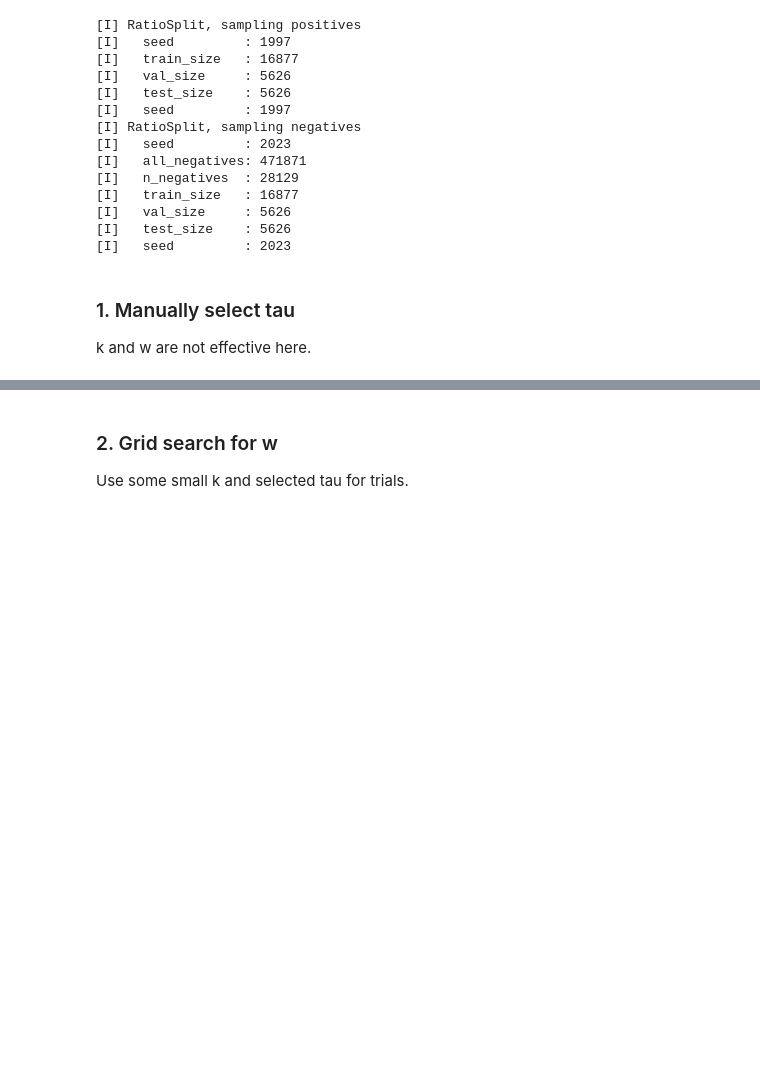
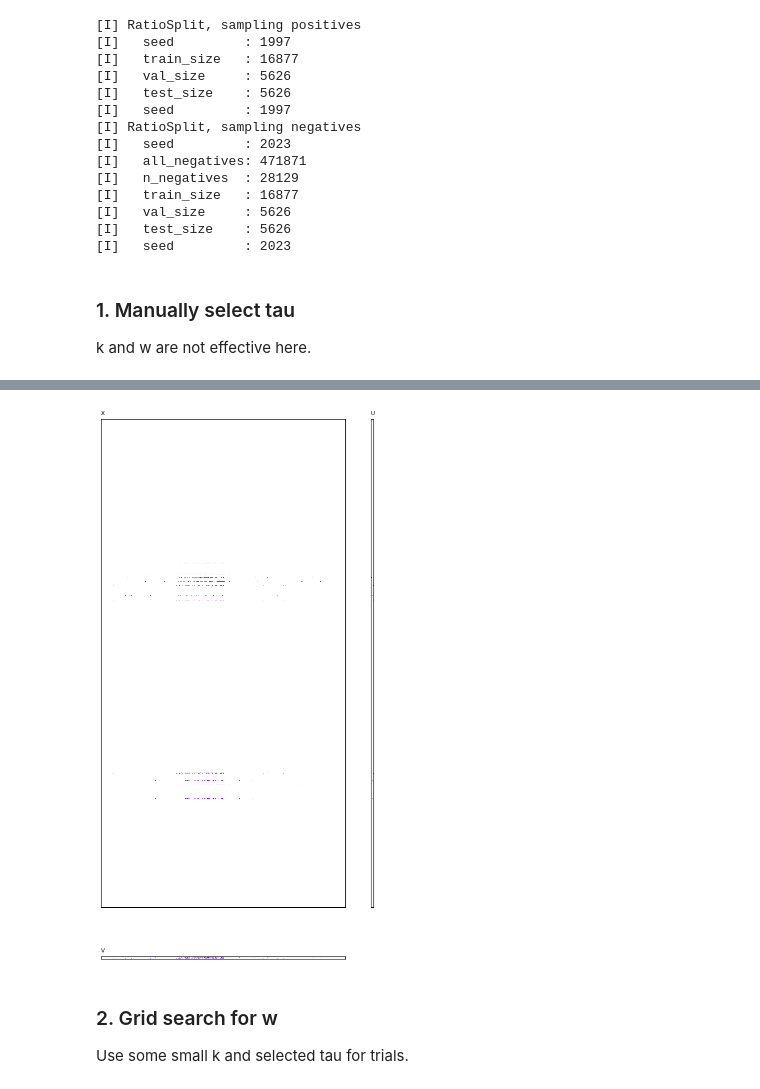
Before and after one commit to PreferredAI/PyBMF, a Jupyter notebook: examples/ex02_2_Asso_prediction_generated_ratiosplit.ipynb, the cells around one changed output, grey strips where cells are left out. Drawn from its saved outputs; the diff is of its cells as text; code cells hidden in the pictures; blank space fills up the shorter version.

```diff
--- a/examples/ex02_2_Asso_prediction_generated_ratiosplit.ipynb
+++ b/examples/ex02_2_Asso_prediction_generated_ratiosplit.ipynb
@@ -113,3 +141,8 @@ for tau in tau_list:
+# %%
+asso.display = True
+asso.show_matrix()
+# %% [output]
+[figure, added]
 # %% [markdown]
 ### 2. Grid search for w
 Use some small k and selected tau for trials.
```
Also changed, not shown: parts of 6 cells of this notebook, 24 other files.
